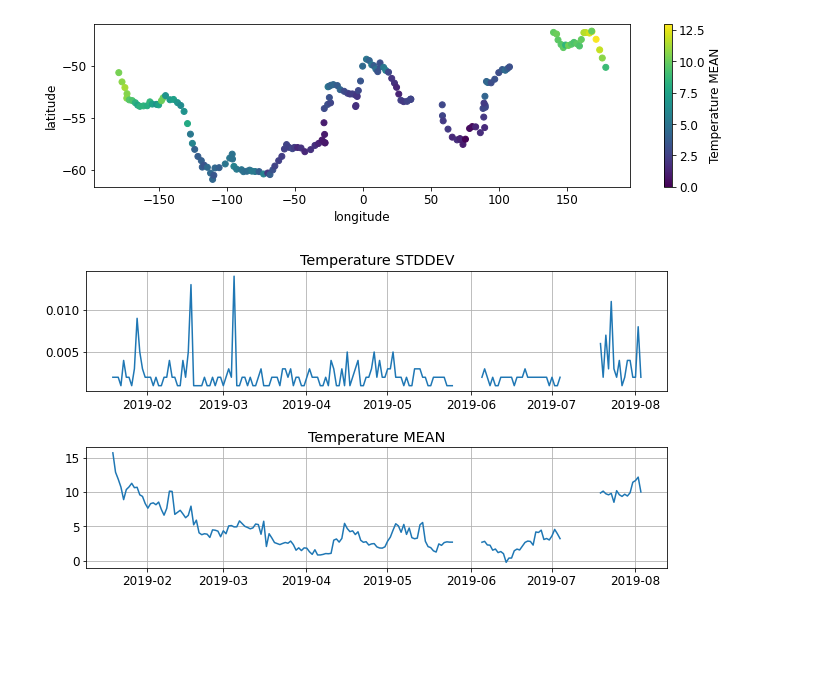
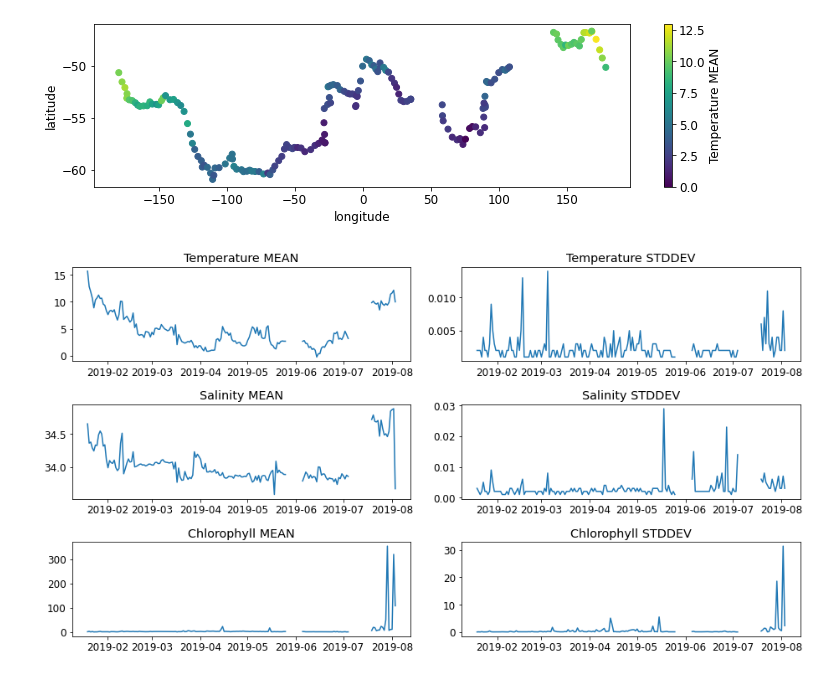
Before and after one commit to oceanhackweek/ohw22-proj-front-finder, a Jupyter notebook: scripts/view_data.ipynb, the cells around one changed output. Drawn from its saved outputs; the diff is of its cells as text; code cells hidden in the pictures; blank space fills up the shorter version.

```diff
--- a/scripts/view_data.ipynb
+++ b/scripts/view_data.ipynb
@@ -60,15 +62,27 @@ plt.colorbar(label = 'Temperature MEAN')
 # %%
 # Some timeseries plots to have a look at the data
 
-fig, (ax1, ax2) = plt.subplots(2, 1, figsize = (9,5))
-ax1.plot(df.time, df.TEMP_CTD_RBR_STDDEV)
-ax1.set_title('Temperature STDDEV')
-ax1.grid()
+fig, axs = plt.subplots(3, 2, figsize = (13,7))
+axs = axs.flatten()
 
-ax2.plot(df.time, df.TEMP_CTD_RBR_MEAN)
-ax2.set_title('Temperature MEAN')
-ax2.grid()
+axs[0].plot(df.time, df.TEMP_CTD_RBR_MEAN)
+axs[0].set_title('Temperature MEAN')
 
-plt.tight_layout(h_pad = 1.6)
+axs[1].plot(df.time, df.TEMP_CTD_RBR_STDDEV)
+axs[1].set_title('Temperature STDDEV')
+
+axs[2].plot(df.time, df.SAL_RBR_MEAN)
+axs[2].set_title('Salinity MEAN')
+
+axs[3].plot(df.time, df.SAL_RBR_STDDEV)
+axs[3].set_title('Salinity STDDEV')
+
+axs[4].plot(df.time, df.CHLOR_RBR_MEAN)
+axs[4].set_title('Chlorophyll MEAN')
+
+axs[5].plot(df.time, df.CHLOR_RBR_STDDEV)
+axs[5].set_title('Chlorophyll STDDEV')
+
+plt.tight_layout(h_pad = 1.2)
 # %% [output]
-[figure, old version]
+[figure, new version]
```
Also changed, not shown: parts of 1 cell of this notebook.
